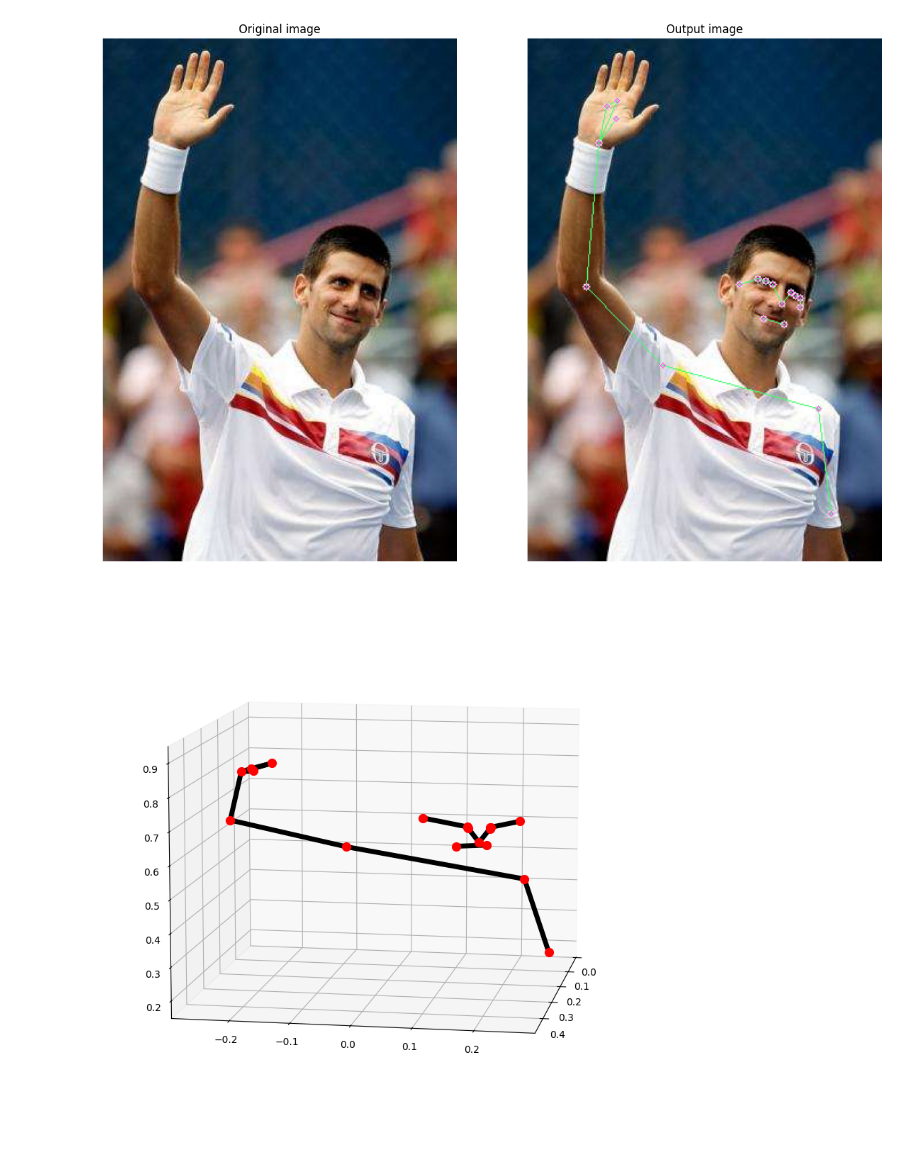
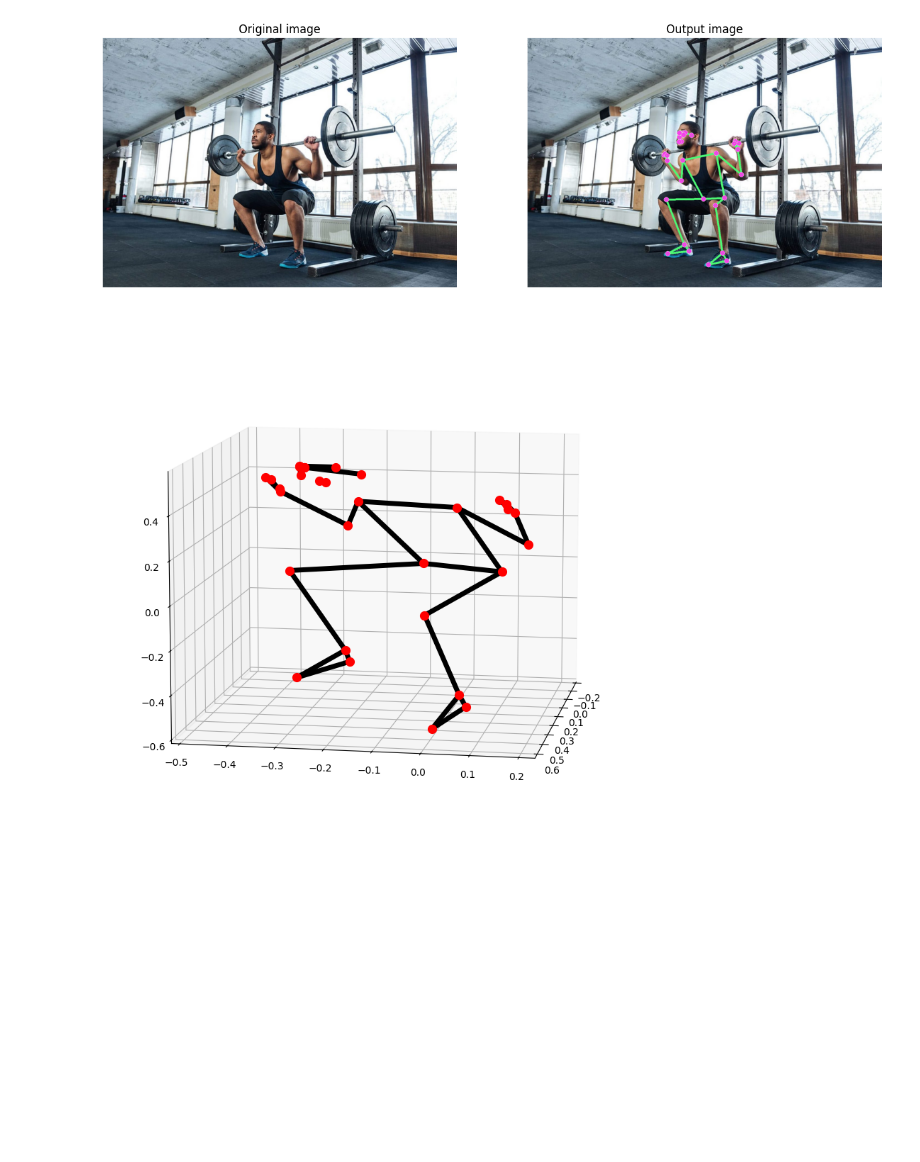
Before and after one commit to simonlebeaud/Weightlifting_Pose_Analysis, a Jupyter notebook: mediapie.ipynb, the cells around one changed output. Drawn from its saved outputs; the diff is of its cells as text; code cells hidden in the pictures; blank space fills up the shorter version.

```diff
--- a/mediapie.ipynb
+++ b/mediapie.ipynb
@@ -15,7 +15,7 @@ pose_video = mp_pose.Pose(static_image_mode=False, min_detection_confidence=0.5,
 mp_drawing = mp.solutions.drawing_utils
 # %%
 def estimPose_img(input_file, pose=pose_img, landmarks_c=(234,63,247), connection_c=(117,249,77),
-                   thickness=1, circle_r=2, display=True):
+                   thickness=5, circle_r=5, display=True):
 
     # Read the input image
     if isinstance(input_file, str) :
@@ -66,10 +66,10 @@ def estimPose_img(input_file, pose=pose_img, landmarks_c=(234,63,247), connectio
         # Return the output image and the found landmarks.
         return output_img, landmarks
 # %%
-estimPose_img('images/demo.jpg')
+estimPose_img('images/wl_pose.jpg')
 # %% [output]
-[figure, old version]
+[figure, new version]
-[figure, old version]
+[figure, new version]
 # %%
 pose1 = mp_pose.Pose(static_image_mode=True, min_detection_confidence=0.5, model_complexity=1)
 pose2 = mp_pose.Pose(static_image_mode=True, min_detection_confidence=0.5, model_complexity=2)
```
Also changed, not shown: parts of 1 cell of this notebook.
